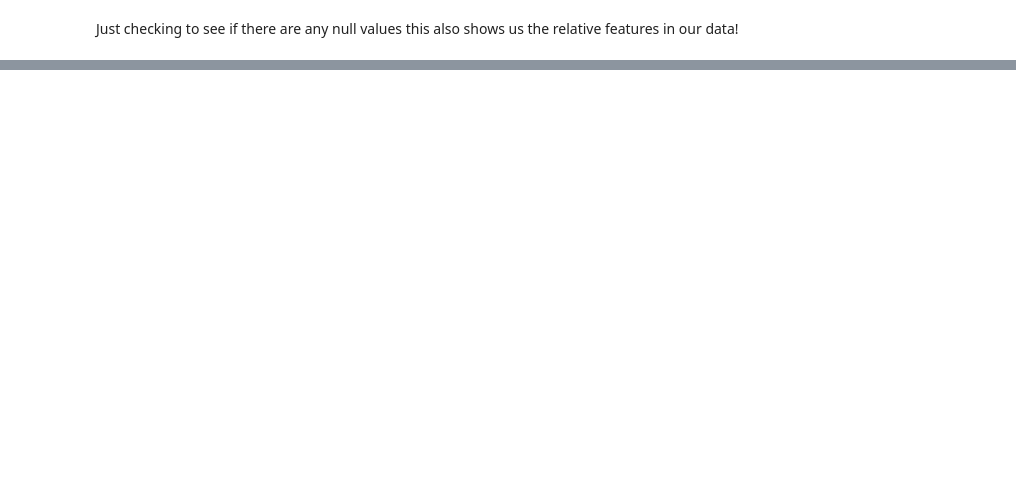
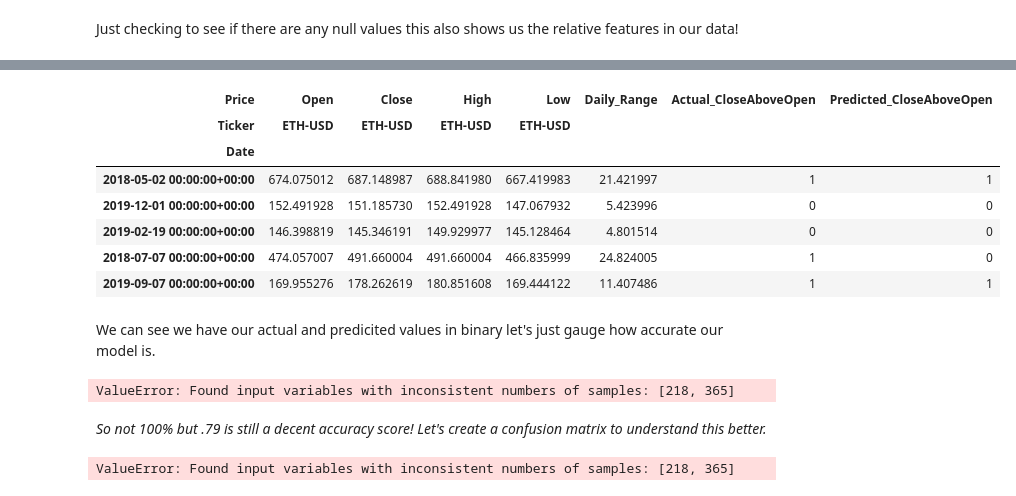
Before and after one commit to moeezawann/datamining, a Jupyter notebook: Project 3/project3.ipynb, the cells around one changed output, grey strips where cells are left out. Drawn from its saved outputs; the diff is of its cells as text; code cells hidden in the pictures; blank space fills up the shorter version.

```diff
--- a/Project 3/project3.ipynb
+++ b/Project 3/project3.ipynb
@@ -74,0 +117,12 @@ In addition to serving as digital money, cryptocurrencies have a range of applic
+# %%
+# making another feature to hold our expected binary predictions
+eth_data['CloseAboveOpen'] = (eth_data['Close'] > eth_data['Open']).astype(int)
+# We are using parenthese for comparison this will give us T or F values using ".astype(int)" will turn the T or F into a binary response for us
+
+# Creating another feature for us to gauge the fluctuation for daily price based on high and low this will be used in the testing
+eth_data['Daily_Range'] = eth_data['High'] - eth_data['Low']
+# %%
+# lets create our testing variables
+X = eth_data[['Open', 'Close','High','Low','Daily_Range']]
+# below is what we are trying to predict
+y = eth_data['CloseAboveOpen']
@@ -74,0 +145,32 @@ In addition to serving as digital money, cryptocurrencies have a range of applic
+# %%
+results.head()
+# %% [output]
+| Price | Open | Close | High | Low | Daily_Range | Actual_CloseAboveOpen | Predicted_CloseAboveOpen |
+| Ticker | ETH-USD | ETH-USD | ETH-USD | ETH-USD |  |  |  |
+| Date |  |  |  |  |  |  |  |
+| 2018-05-02 00:00:00+00:00 | 674.075012 | 687.148987 | 688.841980 | 667.419983 | 21.421997 | 1 | 1 |
+| 2019-12-01 00:00:00+00:00 | 152.491928 | 151.185730 | 152.491928 | 147.067932 | 5.423996 | 0 | 0 |
+| 2019-02-19 00:00:00+00:00 | 146.398819 | 145.346191 | 149.929977 | 145.128464 | 4.801514 | 0 | 0 |
+| 2018-07-07 00:00:00+00:00 | 474.057007 | 491.660004 | 491.660004 | 466.835999 | 24.824005 | 1 | 0 |
+| 2019-09-07 00:00:00+00:00 | 169.955276 | 178.262619 | 180.851608 | 169.444122 | 11.407486 | 1 | 1 |
+# %% [markdown]
+We can see we have our actual and predicited values in binary let's just gauge how accurate our model is.
+# %%
+accuracy = accuracy_score(y_test, y_pred)
+print(f'Accuracy: {accuracy:.2f}')
+# %% [output]
+ValueError: Found input variables with inconsistent numbers of samples: [218, 365]
+# %% [markdown]
+*So not 100% but .79 is still a decent accuracy score! Let's create a confusion matrix to understand this better.*
+# %%
+from sklearn.metrics import confusion_matrix, ConfusionMatrixDisplay
+
+cm = confusion_matrix(y_test, y_pred)
+disp = ConfusionMatrixDisplay(confusion_matrix=cm, display_labels=model.classes_)
+
+#plot the confusion matrix
+disp.plot(cmap=plt.cm.Purples)
+plt.title('Confusion Matrix')
+plt.show()
+# %% [output]
+ValueError: Found input variables with inconsistent numbers of samples: [218, 365]
```
Also changed, not shown: parts of 22 cells of this notebook.
